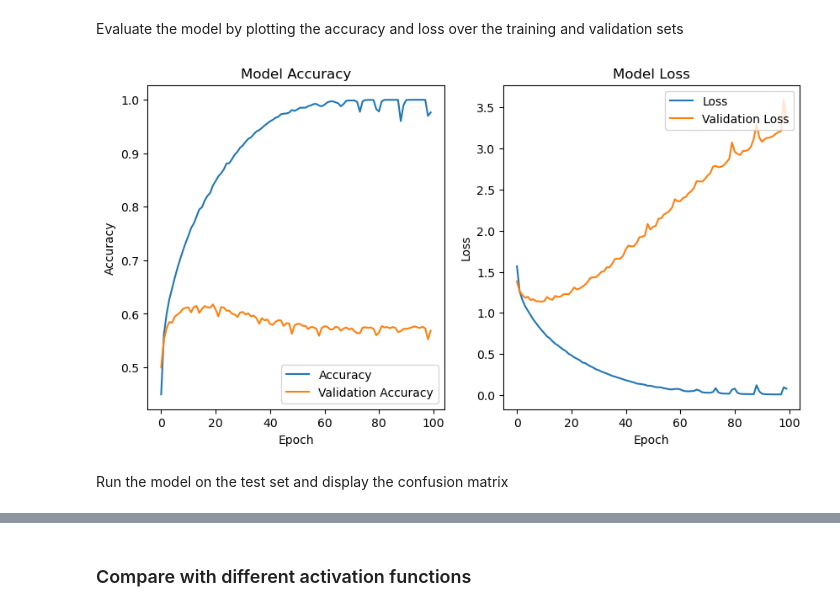
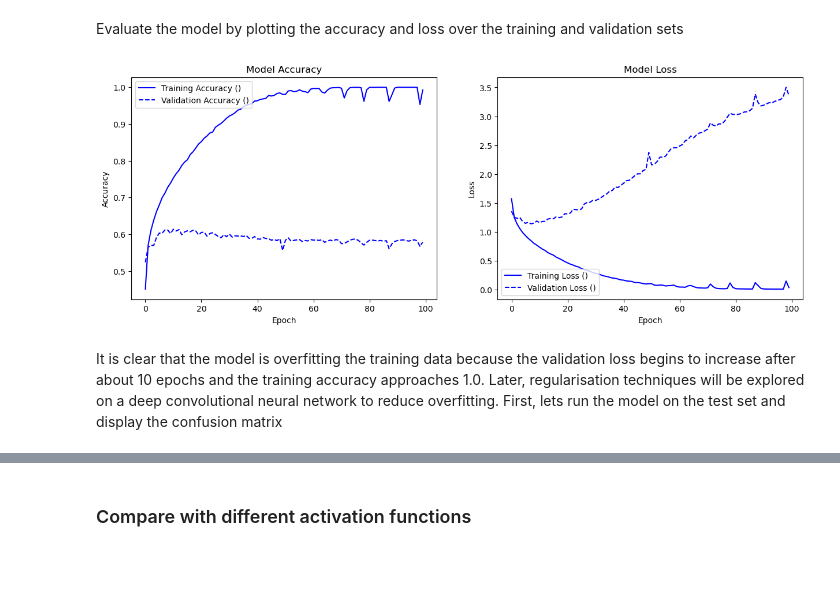
Before and after one commit to camwhite18/ml-model-comparison, a Jupyter notebook: cnn.ipynb, the cells around one changed output, grey strips where cells are left out. Drawn from its saved outputs; the diff is of its cells as text; code cells hidden in the pictures; blank space fills up the shorter version.

```diff
--- a/cnn.ipynb
+++ b/cnn.ipynb
@@ -72,23 +72,28 @@ x_train, x_val, x_test = x_train / 255.0, x_val / 255.0, x_test / 255.0
 # %% [markdown]
 Create a function to display the accuracy and loss of the model over the training and validation sets
 # %%
-def plot_training_accuracy_loss(history):
-    fig, axs = plt.subplots(1, 2, figsize=(10, 5))
+colours = ['b', 'g', 'r', 'c', 'm', 'y', 'k', 'w']
 
-    axs[0].plot(history.history['accuracy'], label='Training Accuracy')
-    axs[0].plot(history.history['val_accuracy'], label='Validation Accuracy')
+
+def plot_training_accuracy_loss(history, keys=None):
+    if keys:
+        assert(len(history) == len(keys))
+    # Plot training & validation accuracy values
+    fig, axs = plt.subplots(1, 2, figsize=(15, 5))
+    for i, h in enumerate(history):
+        colour = colours[i % len(colours)]
+        axs[0].plot(h.history['accuracy'], label=f'Training Accuracy ({keys[i] if keys else ""})', color=colour)
+        axs[0].plot(h.history['val_accuracy'], label=f'Validation Accuracy ({keys[i] if keys else ""})', color=colour, linestyle='--')
+        axs[1].plot(h.history['loss'], label=f'Training Loss ({keys[i] if keys else ""})', color=colour)
+        axs[1].plot(h.history['val_loss'], label=f'Validation Loss ({keys[i] if keys else ""})', color=colour, linestyle='--')
     axs[0].set_title('Model Accuracy')
     axs[0].set_xlabel('Epoch')
     axs[0].set_ylabel('Accuracy')
-    axs[0].legend(loc='lower right')
-
-    axs[1].plot(history.history['loss'], label='Training Loss')
-    axs[1].plot(history.history['val_loss'], label='Validation Loss')
+    axs[0].legend(loc='upper left')
     axs[1].set_title('Model Loss')
     axs[1].set_xlabel('Epoch')
     axs[1].set_ylabel('Loss')
-    axs[1].legend(loc='upper right')
-
+    axs[1].legend(loc='lower left')
     plt.show()
 # %% [markdown]
 Create a function to display the confusion matrix of the model
@@ -132,7 +268,7 @@ Start by using:
 - Adam optimiser (as it is a good default choice)
 # %%
 single_layer_model = Sequential([
-    Conv2D(32, (3, 3), activation='relu', input_shape=(32, 32, 3)),
+    Conv2D(32, (3, 3), activation='relu', padding='same', input_shape=(32, 32, 3)),
     Flatten(),
     Dense(10, activation='softmax')
 ])
@@ -166,11 +302,11 @@ Epoch 100/100
 # %% [markdown]
 Evaluate the model by plotting the accuracy and loss over the training and validation sets
 # %%
-plot_training_accuracy_loss(single_layer_model_history)
+plot_training_accuracy_loss([single_layer_model_history])
 # %% [output]
-[figure, old version]
+[figure, new version]
-# %% [markdown]
-Run the model on the test set and display the confusion matrix
+# %% [markdown]
+It is clear that the model is overfitting the training data because the validation loss begins to increase after about 10 epochs and the training accuracy approaches 1.0. Later, regularisation techniques will be explored on a deep convolutional neural network to reduce overfitting. First, lets run the model on the test set and display the confusion matrix
 # %%
 test_model(single_layer_model)
 # %% [output]
```
Also changed, not shown: parts of 69 cells of this notebook.
